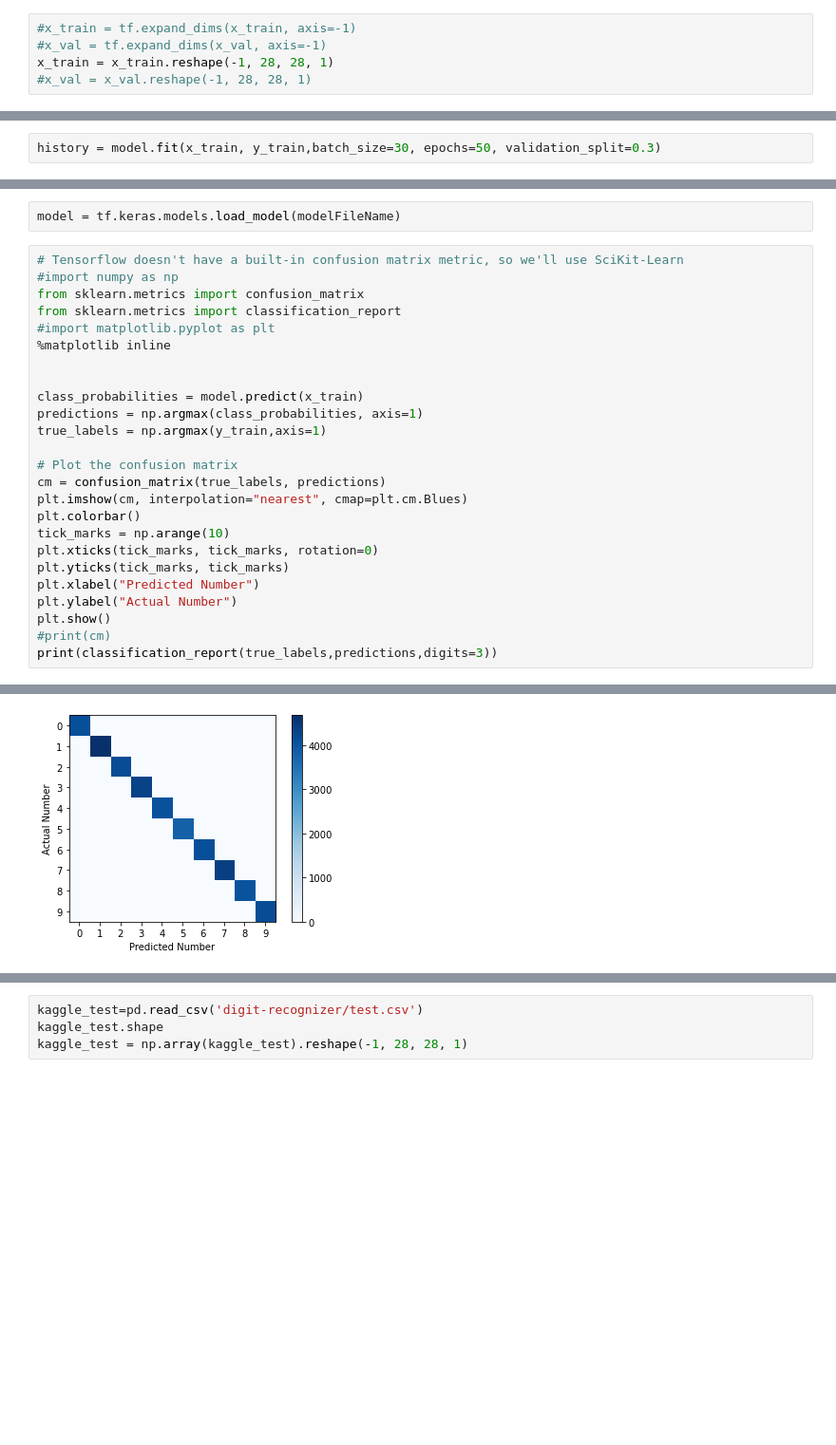
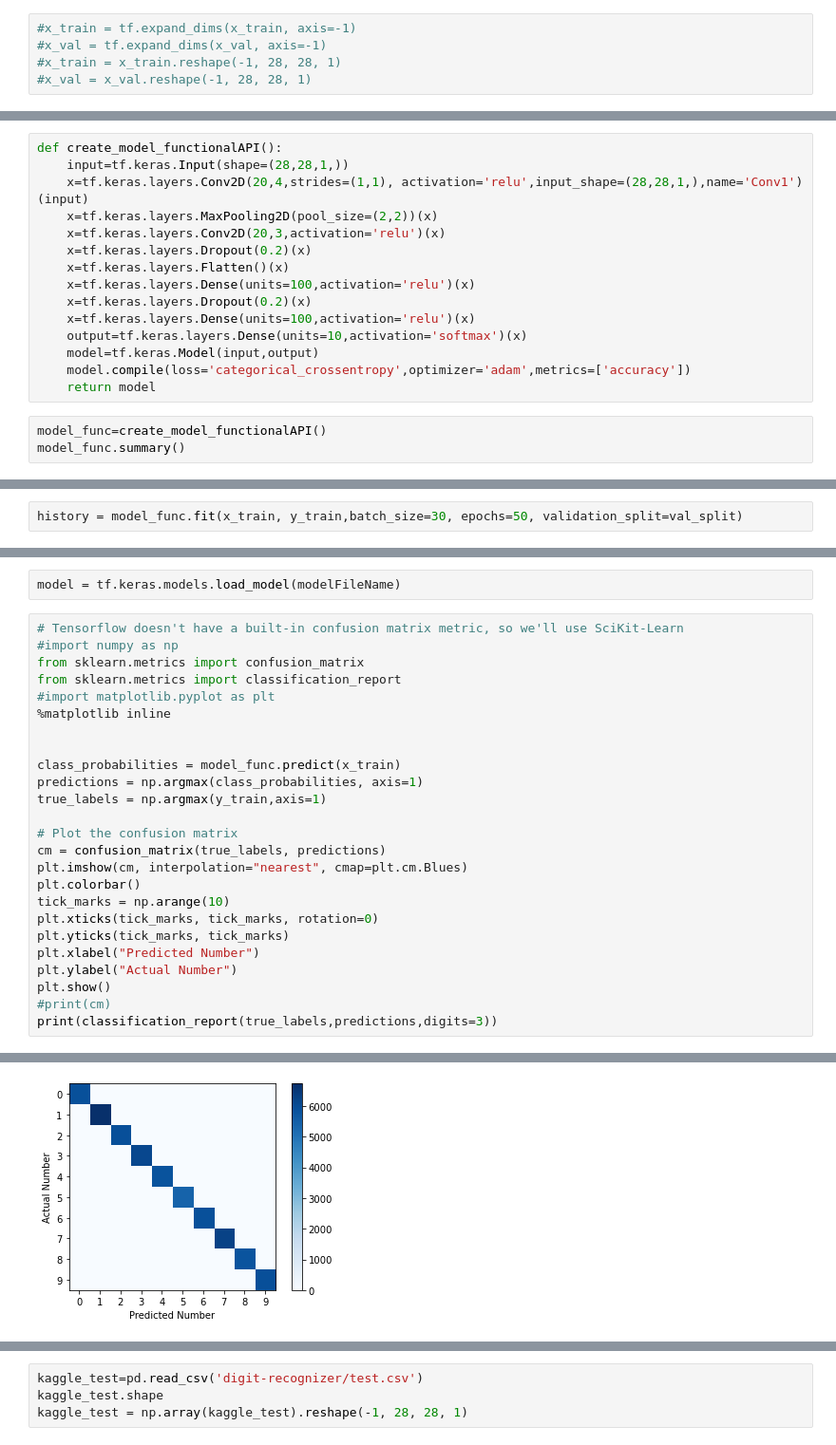
Before and after one commit to alessandro-rubin/MNIST, a Jupyter notebook: minst_cnn.ipynb, the cells around one changed output, grey strips where cells are left out. Shown: that part at 95% size. Saved outputs shown, nothing was run; the diff lists cells and outputs as text; blank space fills up the shorter version.

```diff
--- a/minst_cnn.ipynb
+++ b/minst_cnn.ipynb
@@ -71,7 +88,7 @@ x_train, y_train= data_prep(data, verbose=True)
 # %%
 #x_train = tf.expand_dims(x_train, axis=-1)
 #x_val = tf.expand_dims(x_val, axis=-1)
-x_train = x_train.reshape(-1, 28, 28, 1)
+#x_train = x_train.reshape(-1, 28, 28, 1)
 #x_val = x_val.reshape(-1, 28, 28, 1)
 # %%
 x_train=tf.convert_to_tensor(x_train)
@@ -97 +112,19 @@ def create_model():
     return model
+# %%
+def create_model_functionalAPI():
+    input=tf.keras.Input(shape=(28,28,1,))
+    x=tf.keras.layers.Conv2D(20,4,strides=(1,1), activation='relu',input_shape=(28,28,1,),name='Conv1')(input)
+    x=tf.keras.layers.MaxPooling2D(pool_size=(2,2))(x)
+    x=tf.keras.layers.Conv2D(20,3,activation='relu')(x)
+    x=tf.keras.layers.Dropout(0.2)(x)
+    x=tf.keras.layers.Flatten()(x)
+    x=tf.keras.layers.Dense(units=100,activation='relu')(x)
+    x=tf.keras.layers.Dropout(0.2)(x)
+    x=tf.keras.layers.Dense(units=100,activation='relu')(x)
+    output=tf.keras.layers.Dense(units=10,activation='softmax')(x)
+    model=tf.keras.Model(input,output)
+    model.compile(loss='categorical_crossentropy',optimizer='adam',metrics=['accuracy'])
+    return model
+# %%
+model_func=create_model_functionalAPI()
+model_func.summary()
@@ -140,4 +195,4 @@ TensorShape([42000, 28, 28, 1])
 # %%
-history = model.fit(x_train, y_train,batch_size=30, epochs=50, validation_split=0.3)
+history = model_func.fit(x_train, y_train,batch_size=30, epochs=50, validation_split=val_split)
 # %% [output]
 Epoch 1/50
@@ -202,7 +279,7 @@ from sklearn.metrics import classification_report
 %matplotlib inline
 
 
-class_probabilities = model.predict(x_train)
+class_probabilities = model_func.predict(x_train)
 predictions = np.argmax(class_probabilities, axis=1)
 true_labels = np.argmax(y_train,axis=1)
 
@@ -223,3 +300,3 @@ print(classification_report(true_labels,predictions,digits=3))
-[figure, old version]
+[figure, new version]
               precision    recall  f1-score   support
 
```
Also changed, not shown: parts of 22 cells of this notebook, 1 other file.
